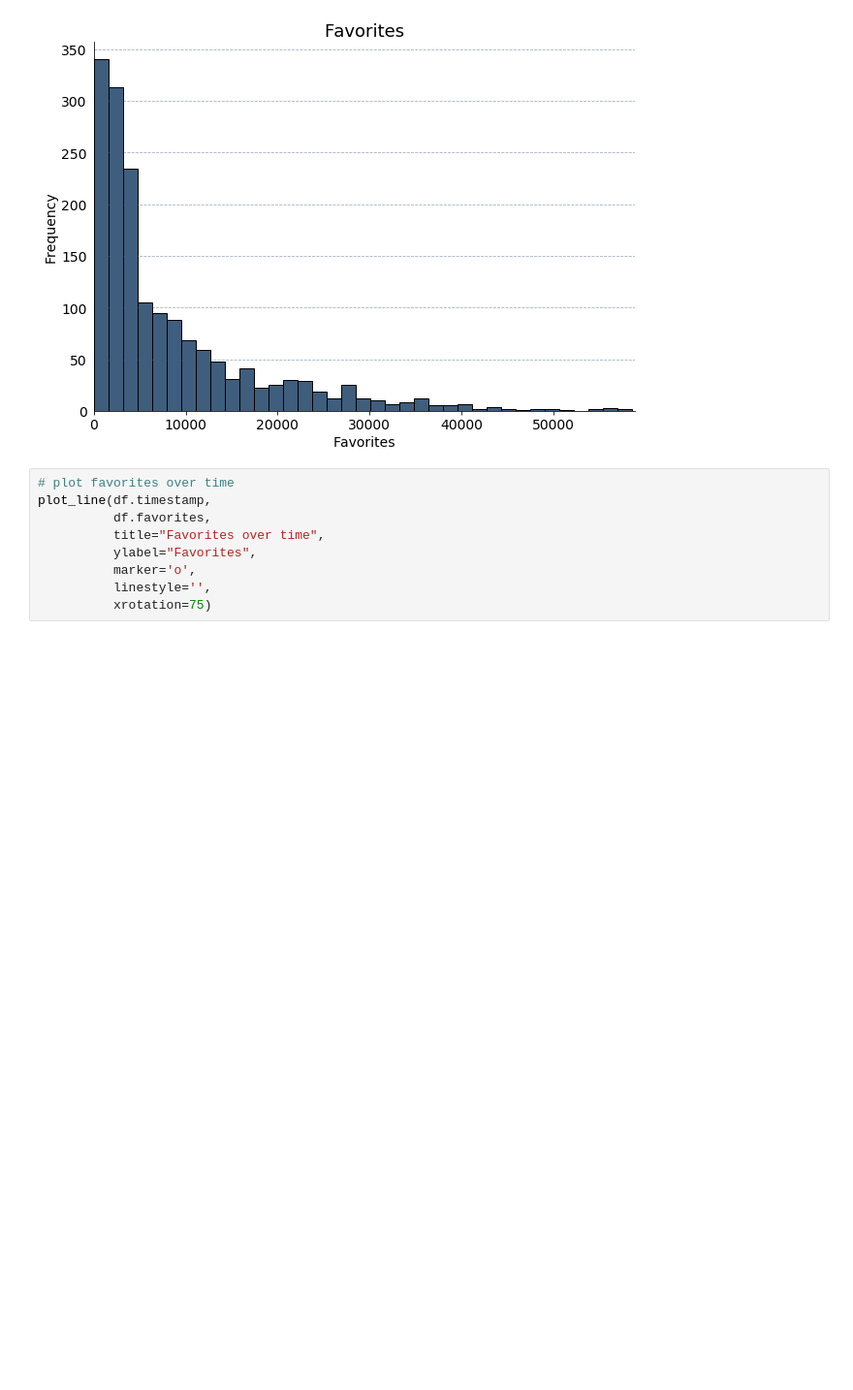
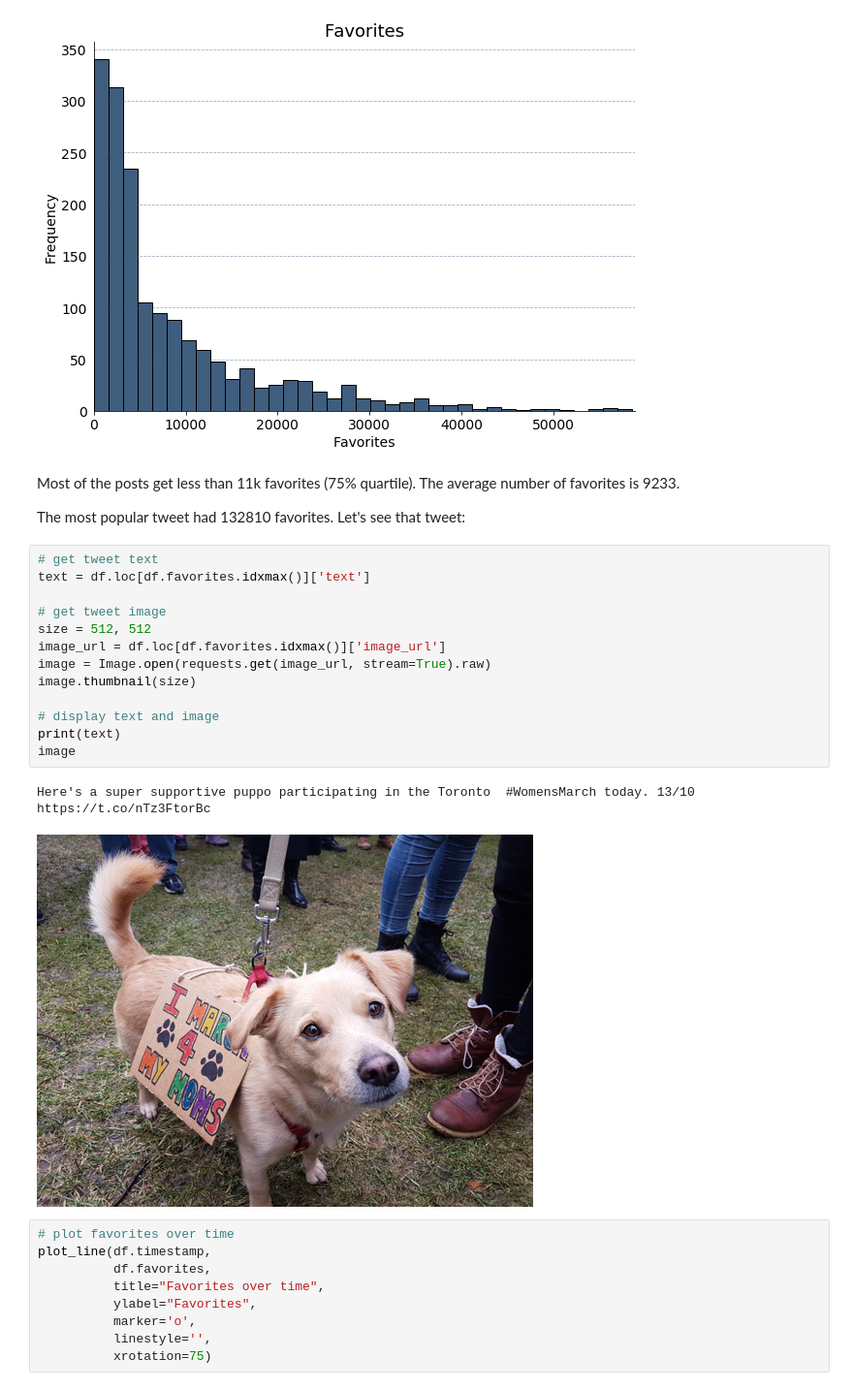
Before and after one commit to stembarb/DA--Wrangle-Analyze-WeRateDogs-Data, a Jupyter notebook: wrangle_act.ipynb, the cells around one changed output. Shown at 97% size. Cells and saved outputs as stored; diff of their text form; blank space fills up the shorter version.

```diff
--- a/wrangle_act.ipynb
+++ b/wrangle_act.ipynb
@@ -1276,6 +1467,26 @@ plot_hist(df.favorites,
           xlim=(0,favorites_quantile))
 # %% [output]
 [figure]
+# %% [markdown]
+Most of the posts get less than 11k favorites (75% quartile). The average number of favorites is 9233.
+
+The most popular tweet had 132810 favorites. Let's see that tweet:
+# %%
+# get tweet text
+text = df.loc[df.favorites.idxmax()]['text']
+
+# get tweet image
+size = 512, 512
+image_url = df.loc[df.favorites.idxmax()]['image_url']
+image = Image.open(requests.get(image_url, stream=True).raw)
+image.thumbnail(size)
+
+# display text and image
+print(text)
+image
+# %% [output]
+Here's a super supportive puppo participating in the Toronto  #WomensMarch today. 13/10 https://t.co/nTz3FtorBc
+[figure, added]
 # %%
 # plot favorites over time
 plot_line(df.timestamp,
```
Also changed, not shown: parts of 62 cells of this notebook, 2 other files.
